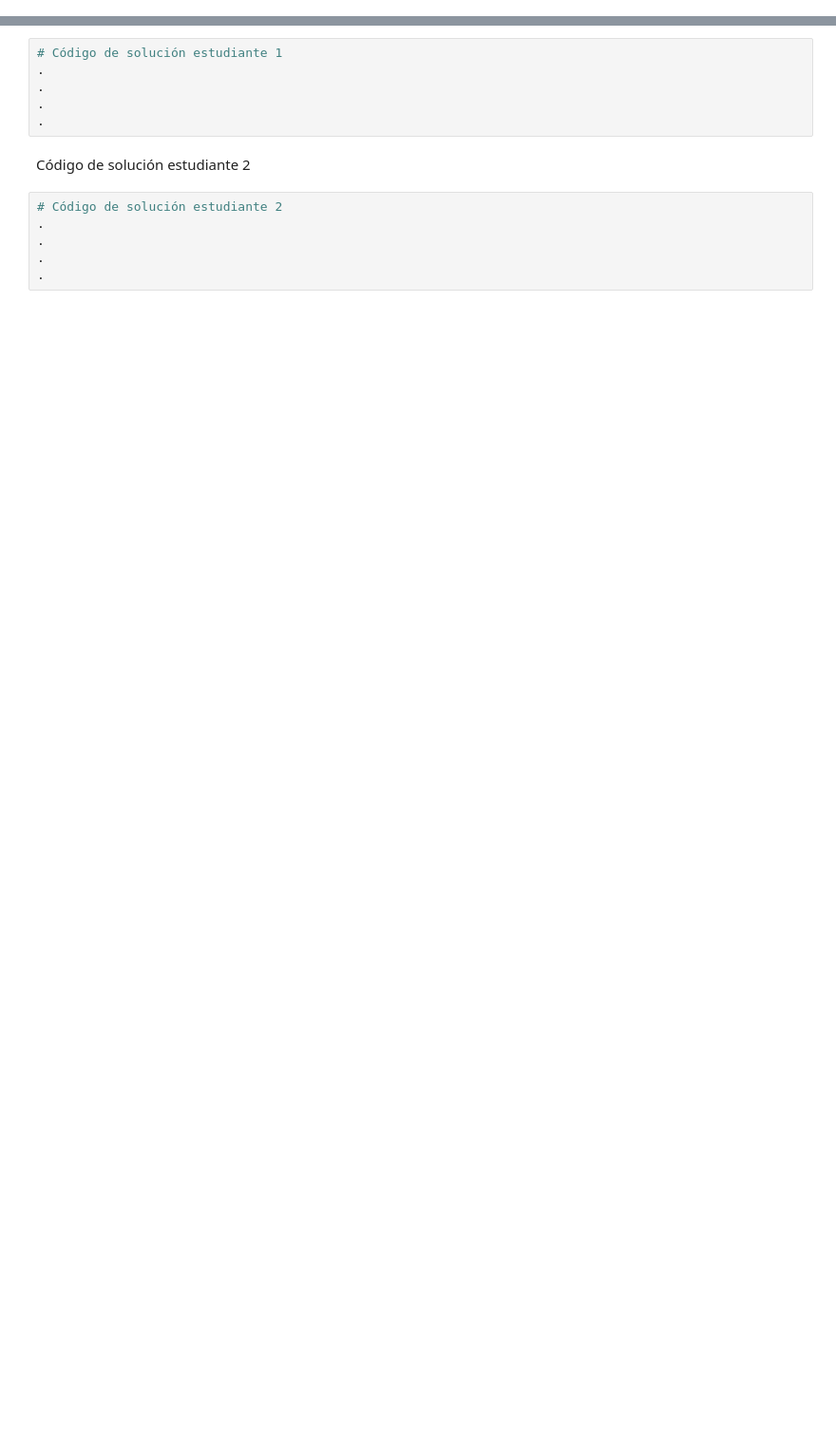
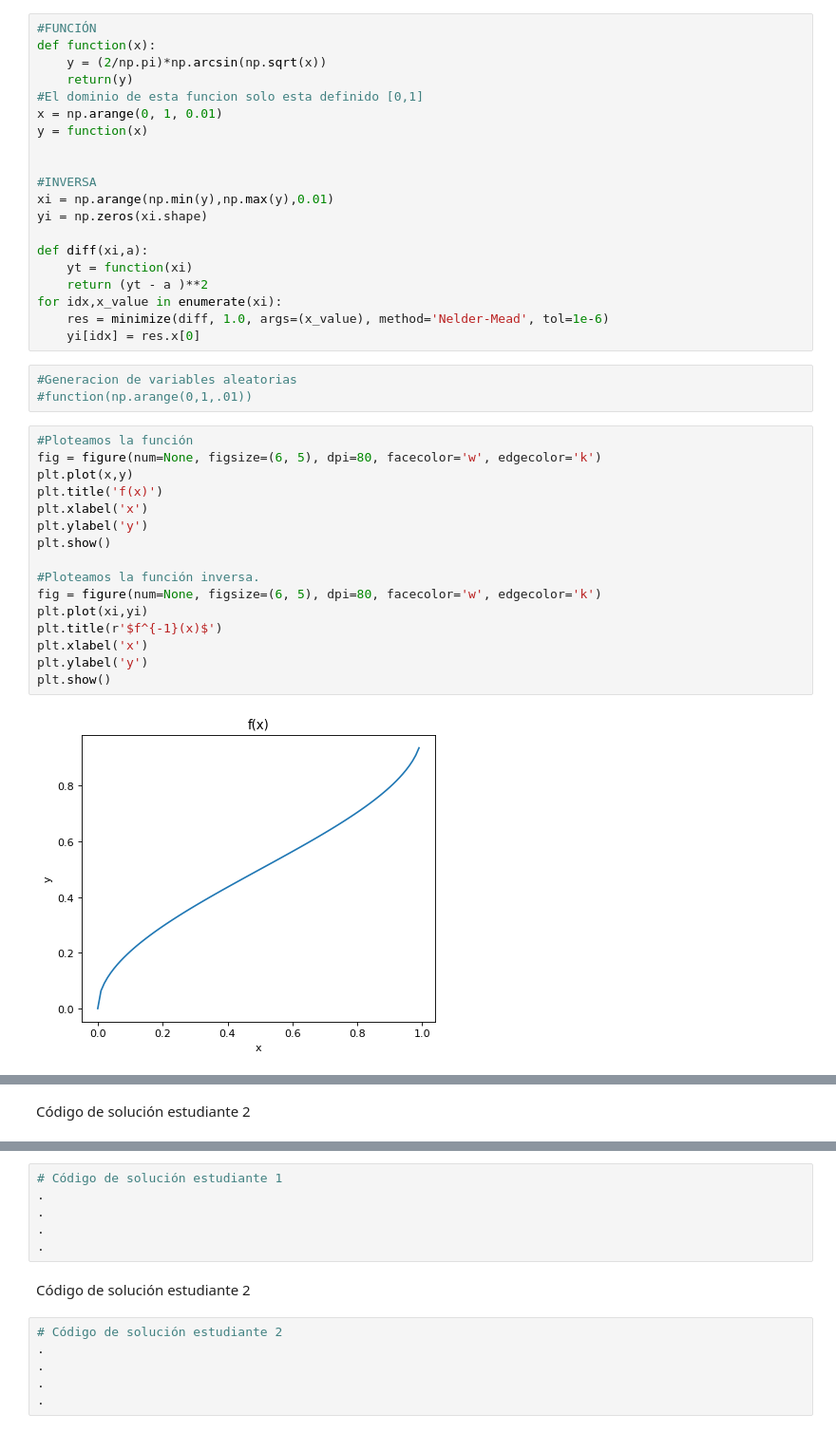
Before and after one commit to CuauhtemocCC/Tarea5.A_JLACEVES_CCORRALES, a Jupyter notebook: Tarea5.A_JLACEVES_CCORRALES.ipynb, the cells around one changed output, grey strips where cells are left out. Shown: that part at 95% size. Saved outputs shown, nothing was run; the diff lists cells and outputs as text; blank space fills up the shorter version.

```diff
--- a/Tarea5.A_JLACEVES_CCORRALES.ipynb
+++ b/Tarea5.A_JLACEVES_CCORRALES.ipynb
@@ -34,0 +41,41 @@ Código de solución Jose Leonardo/Pregunta 1.
+# %%
+#FUNCIÓN
+def function(x):
+    y = (2/np.pi)*np.arcsin(np.sqrt(x))
+    return(y)
+#El dominio de esta funcion solo esta definido [0,1]
+x = np.arange(0, 1, 0.01)
+y = function(x)
+
+
+#INVERSA
+xi = np.arange(np.min(y),np.max(y),0.01)
+yi = np.zeros(xi.shape)
+
+def diff(xi,a):
+    yt = function(xi)
+    return (yt - a )**2
+for idx,x_value in enumerate(xi):
+    res = minimize(diff, 1.0, args=(x_value), method='Nelder-Mead', tol=1e-6)
+    yi[idx] = res.x[0]
+# %%
+#Generacion de variables aleatorias
+#function(np.arange(0,1,.01))
+# %%
+#Ploteamos la función
+fig = figure(num=None, figsize=(6, 5), dpi=80, facecolor='w', edgecolor='k')
+plt.plot(x,y)
+plt.title('f(x)')
+plt.xlabel('x')
+plt.ylabel('y')
+plt.show()
+
+#Ploteamos la función inversa.
+fig = figure(num=None, figsize=(6, 5), dpi=80, facecolor='w', edgecolor='k')
+plt.plot(xi,yi)
+plt.title(r'$f^{-1}(x)$')
+plt.xlabel('x')
+plt.ylabel('y')
+plt.show()
+# %% [output]
+[figure, added]
@@ -35 +83,3 @@ Código de solución Jose Leonardo/Pregunta 1.
+# %% [markdown]
+Código de solución estudiante 2
 # %%
```
Also changed, not shown: parts of 6 cells of this notebook.
